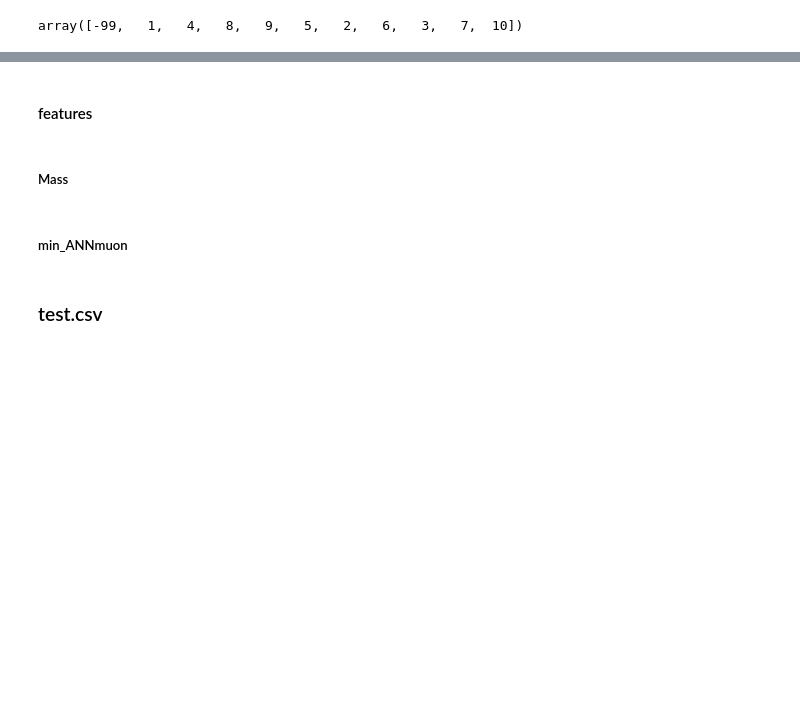
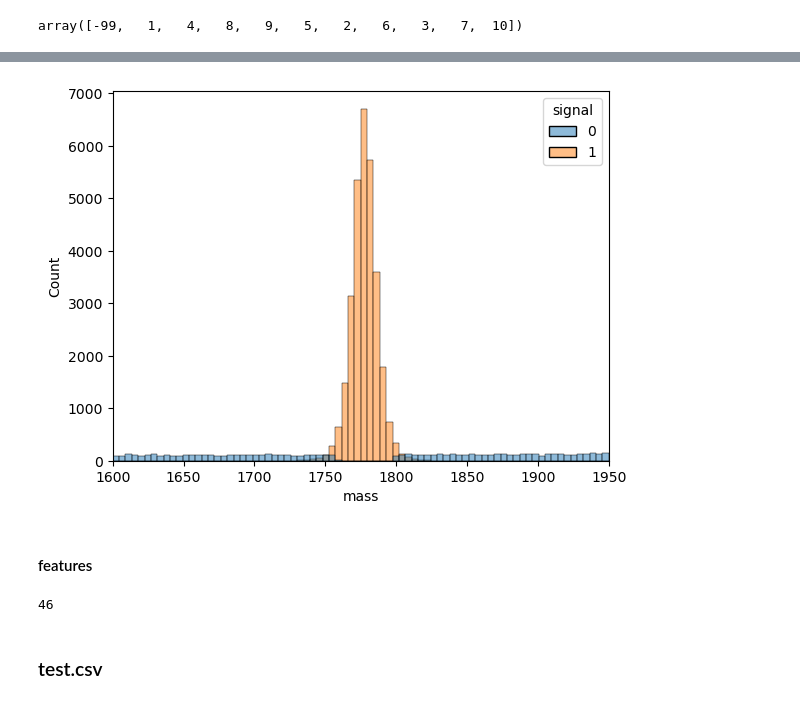
Before and after one commit to jonhbl/dl-flavours-of-physics, a Jupyter notebook: data-analysis.ipynb, the cells around one changed output, grey strips where cells are left out. Saved outputs shown, nothing was run; the diff lists cells and outputs as text; code cells hidden in the pictures; blank space fills up the shorter version.

```diff
--- a/data-analysis.ipynb
+++ b/data-analysis.ipynb
@@ -40,6 +87,9 @@ df['production'].hist(bins=100)
+# %%
+cond_muon = train["min_ANNmuon"] > 0.4
+sns.histplot(train[cond_muon], x="mass", bins=100, hue="signal")
+plt.xlim(1600, 1950)
+plt.show()
+# %% [output]
+[figure, added]
 # %% [markdown]
 #### features
-# %% [markdown]
-##### Mass
-# %% [markdown]
-##### min_ANNmuon
@@ -46,2 +159,6 @@ df['production'].hist(bins=100)
+# %%
+len(features)
+# %% [output]
+46
 # %% [markdown]
 ### test.csv
```
Also changed, not shown: parts of 91 cells of this notebook, 3 other files.
